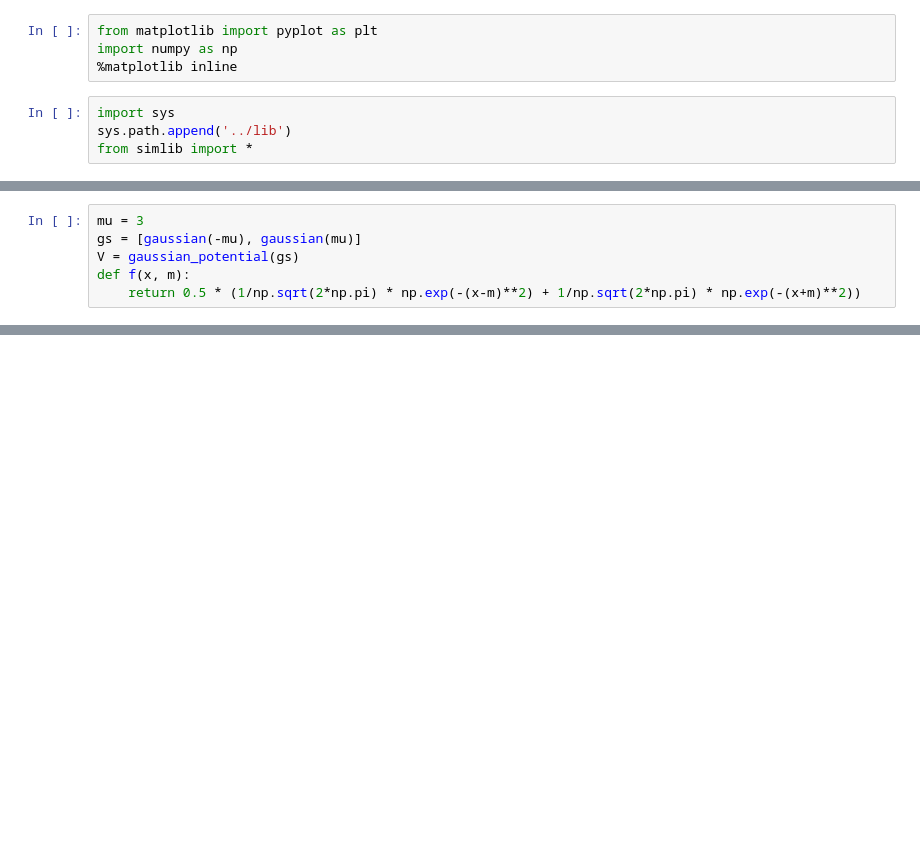
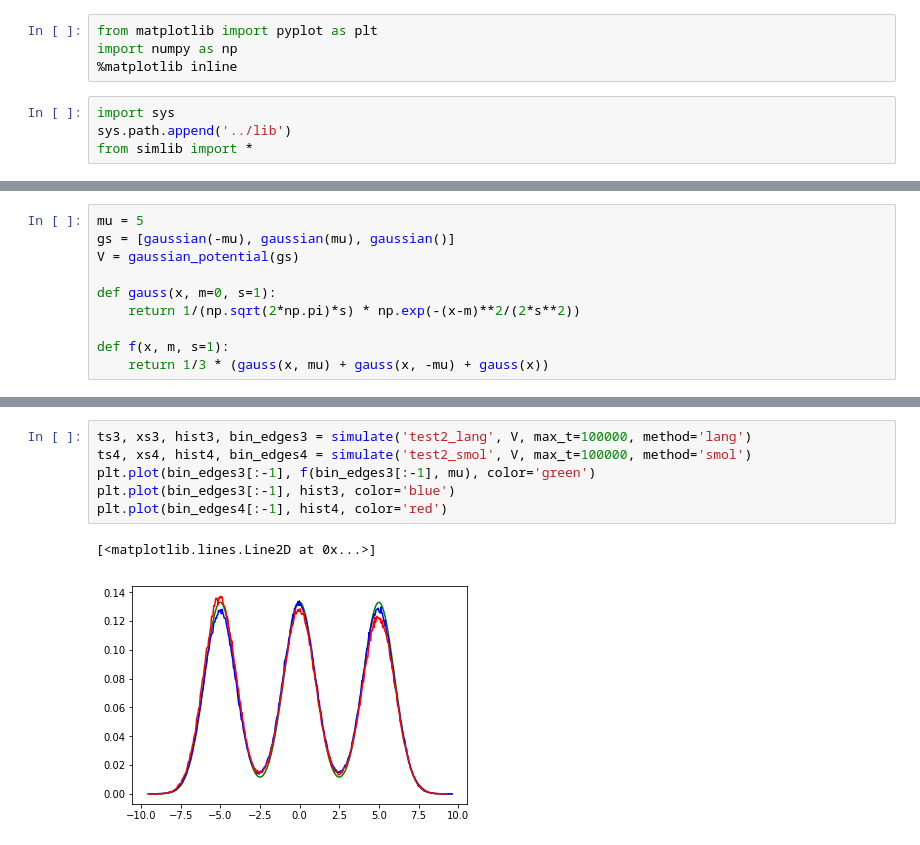
Before and after one commit to pelegs/msm, a Jupyter notebook: simulation/sim_test1.ipynb, the cells around one changed output, grey strips where cells are left out. Drawn from its saved outputs; the diff is of its cells as text; blank space fills up the shorter version.

```diff
--- a/simulation/sim_test1.ipynb
+++ b/simulation/sim_test1.ipynb
@@ -24,6 +33,10 @@ plt.plot(bin_edges[:-1], U.get_expected_probability(bin_edges[:-1]))
 # %%
-mu = 3
-gs = [gaussian(-mu), gaussian(mu)]
+mu = 5
+gs = [gaussian(-mu), gaussian(mu), gaussian()]
 V = gaussian_potential(gs)
-def f(x, m):
-    return 0.5 * (1/np.sqrt(2*np.pi) * np.exp(-(x-m)**2) + 1/np.sqrt(2*np.pi) * np.exp(-(x+m)**2))
+
+def gauss(x, m=0, s=1):
+    return 1/(np.sqrt(2*np.pi)*s) * np.exp(-(x-m)**2/(2*s**2))
+
+def f(x, m, s=1):
+    return 1/3 * (gauss(x, mu) + gauss(x, -mu) + gauss(x))
@@ -36,0 +43,9 @@ plt.plot(bin_edges[:-1], f(bin_edges[:-1], mu))
+# %%
+ts3, xs3, hist3, bin_edges3 = simulate('test2_lang', V, max_t=100000, method='lang')
+ts4, xs4, hist4, bin_edges4 = simulate('test2_smol', V, max_t=100000, method='smol')
+plt.plot(bin_edges3[:-1], f(bin_edges3[:-1], mu), color='green')
+plt.plot(bin_edges3[:-1], hist3, color='blue')
+plt.plot(bin_edges4[:-1], hist4, color='red')
+# %% [output]
+[<matplotlib.lines.Line2D at 0x...>]
+[figure, added]
```
Also changed, not shown: parts of 10 cells of this notebook, 1 other file.
